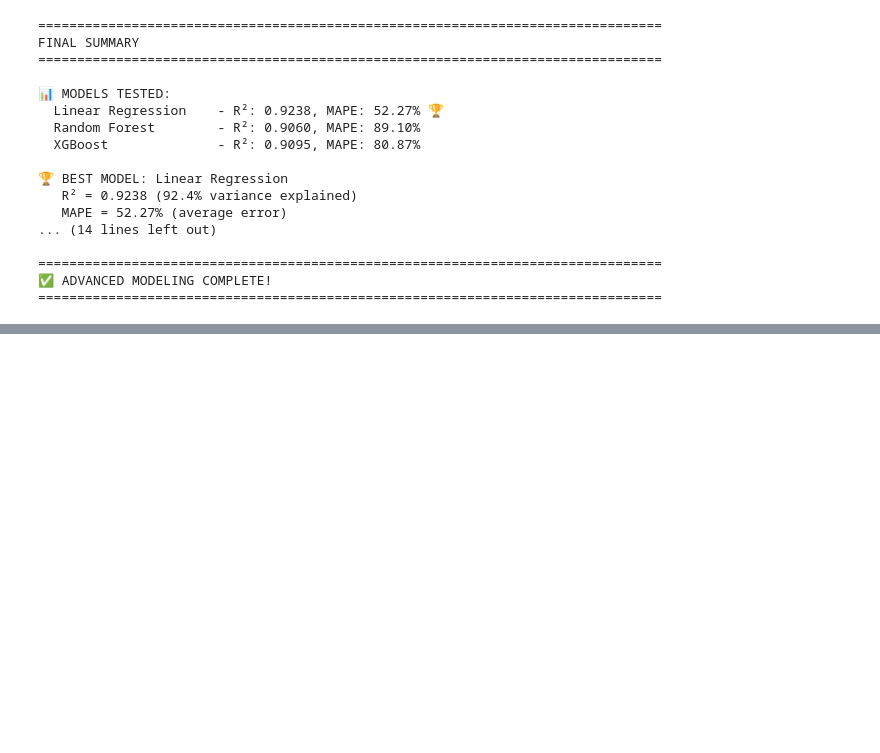
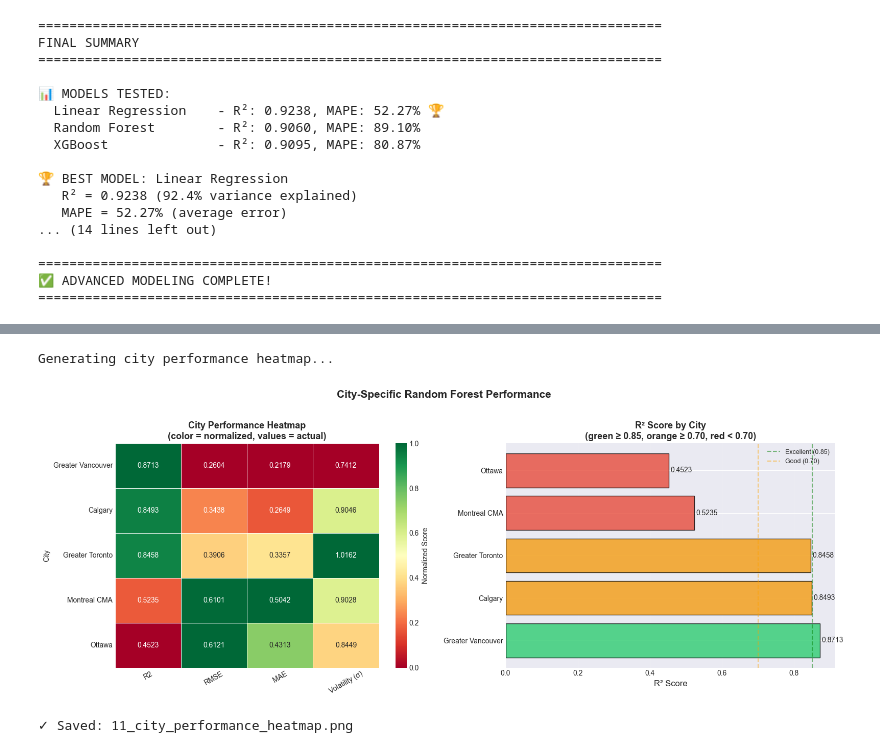
Before and after one commit to ChloeLeeFullStackDeveloper/CANADIAN-HOUSING-MARKET-ANALYSIS, a Jupyter notebook: 02_Notebooks/Advanced_Models.ipynb, the cells around one changed output, grey strips where cells are left out. Saved outputs shown, nothing was run; the diff lists cells and outputs as text; code cells hidden in the pictures; blank space fills up the shorter version.

```diff
--- a/02_Notebooks/Advanced_Models.ipynb
+++ b/02_Notebooks/Advanced_Models.ipynb
@@ -722,0 +813,53 @@ FINAL SUMMARY
+# %%
+# Heatmap: City Performance vs Metrics
+print("Generating city performance heatmap...")
+
+fig, axes = plt.subplots(1, 2, figsize=(16, 6))
+
+# --- Left: Heatmap of metrics per city ---
+heatmap_data = city_df.set_index('City')[['R2', 'RMSE', 'MAE', 'Volatility (σ)']].copy()
+
+# Normalize each column to 0-1 for color comparison
+heatmap_norm = (heatmap_data - heatmap_data.min()) / (heatmap_data.max() - heatmap_data.min())
+
+sns.heatmap(
+    heatmap_norm,
+    ax=axes[0],
+    annot=heatmap_data.round(4),  # show actual values
+    fmt='',
+    cmap='RdYlGn',
+    linewidths=0.5,
+    cbar_kws={'label': 'Normalized Score'}
+)
+axes[0].set_title('City Performance Heatmap\n(color = normalized, values = actual)',
+                   fontsize=13, fontweight='bold')
+axes[0].set_xlabel('')
+axes[0].tick_params(axis='x', rotation=30)
+
+# --- Right: R² bar chart per city ---
+colors = ['#2ecc71' if r >= 0.85 else '#f39c12' if r >= 0.70 else '#e74c3c'
+          for r in city_df['R2']]
+bars = axes[1].barh(city_df['City'], city_df['R2'], color=colors, alpha=0.8, edgecolor='black')
+
+axes[1].set_xlabel('R² Score', fontsize=12)
+axes[1].set_title('R² Score by City\n(green ≥ 0.85, orange ≥ 0.70, red < 0.70)',
+                   fontsize=13, fontweight='bold')
+axes[1].axvline(x=0.85, color='green', linestyle='--', alpha=0.5, label='Excellent (0.85)')
+axes[1].axvline(x=0.70, color='orange', linestyle='--', alpha=0.5, label='Good (0.70)')
+axes[1].legend(fontsize=9)
+axes[1].grid(alpha=0.3, axis='x')
+
+for bar, val in zip(bars, city_df['R2']):
+    axes[1].text(val + 0.005, bar.get_y() + bar.get_height()/2,
+                f'{val:.4f}', va='center', fontsize=10)
+
+plt.suptitle('City-Specific Random Forest Performance', fontsize=15, fontweight='bold', y=1.02)
+plt.tight_layout()
+os.makedirs('../03_Results/visualization', exist_ok=True)
+plt.savefig('../03_Results/visualization/11_city_performance_heatmap.png', dpi=150, bbox_inches='tight')
+plt.show()
+print("✓ Saved: 11_city_performance_heatmap.png")
+# %% [output]
+Generating city performance heatmap...
+[figure, added]
+✓ Saved: 11_city_performance_heatmap.png
```
Also changed, not shown: parts of 7 cells of this notebook, 8 other files.
